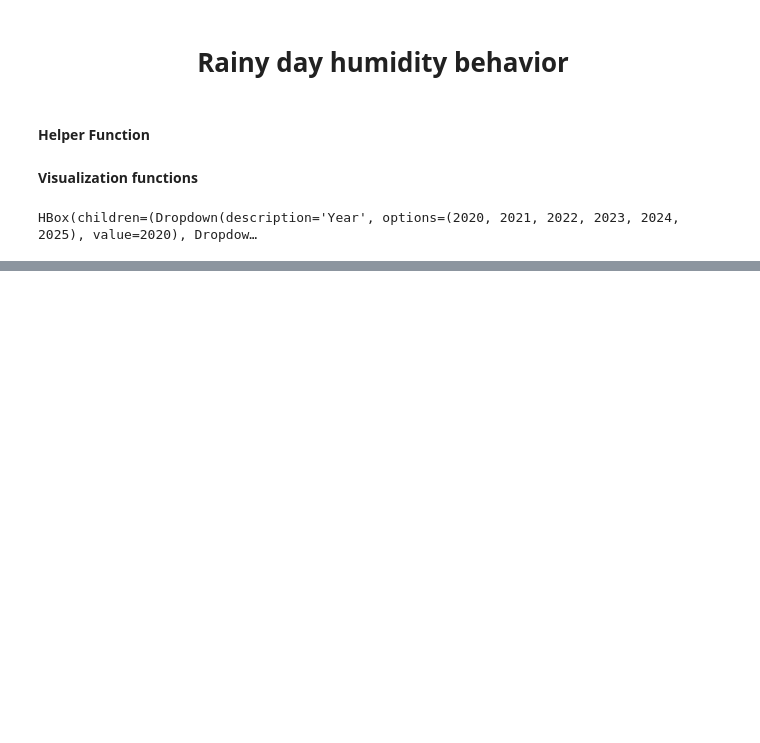
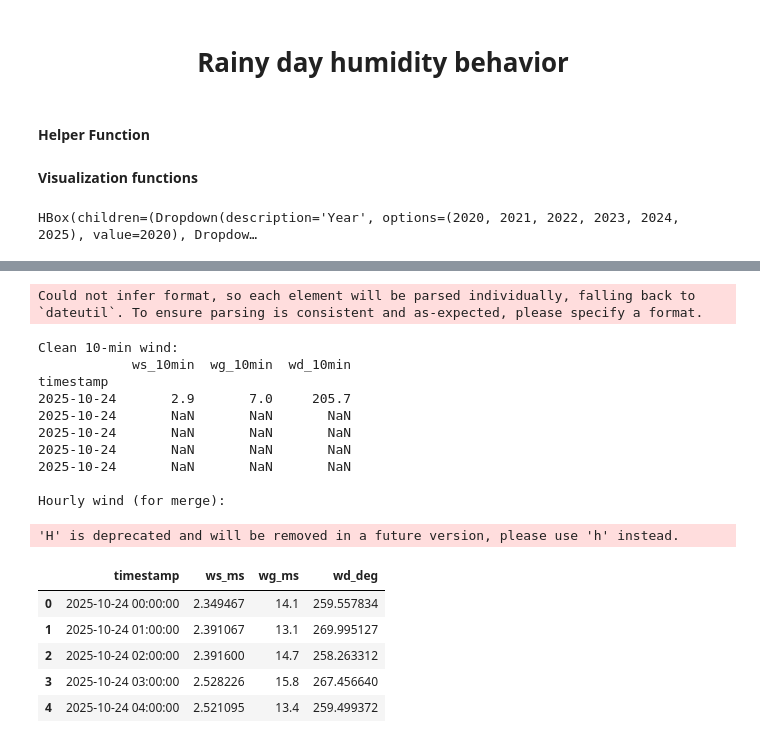
Before and after one commit to Mortti11/Marjetas_project, a Jupyter notebook: LHT.ipynb, the cells around one changed output, grey strips where cells are left out. Drawn from its saved outputs; the diff is of its cells as text; code cells hidden in the pictures; blank space fills up the shorter version.

```diff
--- a/LHT.ipynb
+++ b/LHT.ipynb
@@ -420,0 +481,65 @@ HBox(children=(Dropdown(description='Year', options=(2020, 2021, 2022, 2023, 202
+# %%
+tcol = next(c for c in Wind_df.columns if re.search(r"(time|date|aika|timestamp)", str(c), re.I))
+Wind_df["timestamp"] = pd.to_datetime(Wind_df[tcol], errors="coerce", utc=True).dt.tz_convert(None)
+
+# Helper to pick a column by regex from possible variants in the file
+def pick_col(regex_list):
+    for c in Wind_df.columns:
+        for rgx in regex_list:
+            if re.search(rgx, str(c), re.I):
+                return c
+    return None
+
+# Typical FMI names are ws_10min, wg_10min, wd_10min; fallbacks included
+c_ws = pick_col([r"\bws_?10", r"wind.*speed", r"mean.*10.?min"])
+c_wg = pick_col([r"\bwg_?10", r"gust"])
+c_wd = pick_col([r"\bwd_?10", r"dir(ection)?"])
+
+wind = Wind_df[["timestamp", c_ws, c_wg, c_wd]].copy()
+wind.columns = ["timestamp", "ws_10min", "wg_10min", "wd_10min"]
+
+# Ensure numeric
+for col in ["ws_10min", "wg_10min", "wd_10min"]:
+    wind[col] = pd.to_numeric(wind[col], errors="coerce")
+
+wind_10min = wind.dropna(subset=["timestamp"]).set_index("timestamp").sort_index()
+
+print("\nClean 10-min wind:")
+print(wind_10min.head())
+
+# --- 3) Make hourly wind for merging with your `hourly` frame ---
+def circ_mean_deg(series):
+    """Circular mean for wind direction (degrees)."""
+    x = np.deg2rad(series.dropna().values)
+    if x.size == 0:
+        return np.nan
+    return (np.rad2deg(np.arctan2(np.sin(x).mean(), np.cos(x).mean())) + 360) % 360
+
+wind_hourly = (wind_10min
+               .resample("1H")
+               .agg(ws_ms=("ws_10min", "mean"),   # mean wind (m/s)
+                    wg_ms=("wg_10min", "max"),    # max gust (m/s)
+                    wd_deg=("wd_10min", circ_mean_deg))
+               .reset_index())
+
+print("\nHourly wind (for merge):")
+wind_hourly.head()
+# %% [output]
+Could not infer format, so each element will be parsed individually, falling back to `dateutil`. To ensure parsing is consistent and as-expected, please specify a format.
+Clean 10-min wind:
+            ws_10min  wg_10min  wd_10min
+timestamp
+2025-10-24       2.9       7.0     205.7
+2025-10-24       NaN       NaN       NaN
+2025-10-24       NaN       NaN       NaN
+2025-10-24       NaN       NaN       NaN
+2025-10-24       NaN       NaN       NaN
+
+Hourly wind (for merge):
+'H' is deprecated and will be removed in a future version, please use 'h' instead.
+|  | timestamp | ws_ms | wg_ms | wd_deg |
+| 0 | 2025-10-24 00:00:00 | 2.349467 | 14.1 | 259.557834 |
+| 1 | 2025-10-24 01:00:00 | 2.391067 | 13.1 | 269.995127 |
+| 2 | 2025-10-24 02:00:00 | 2.391600 | 14.7 | 258.263312 |
+| 3 | 2025-10-24 03:00:00 | 2.528226 | 15.8 | 267.456640 |
+| 4 | 2025-10-24 04:00:00 | 2.521095 | 13.4 | 259.499372 |
```
Also changed, not shown: parts of 3 cells of this notebook, 1 other file.
